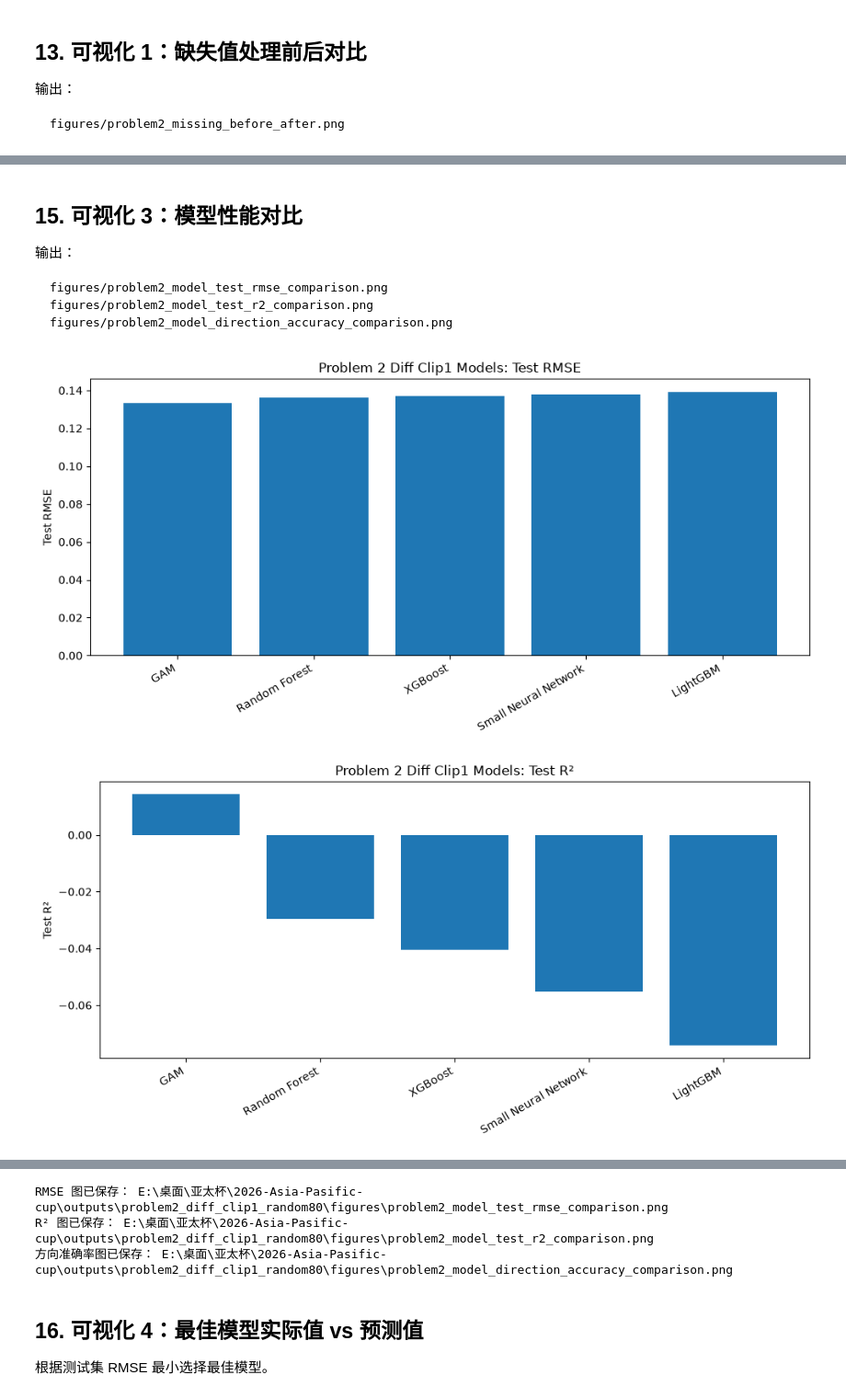
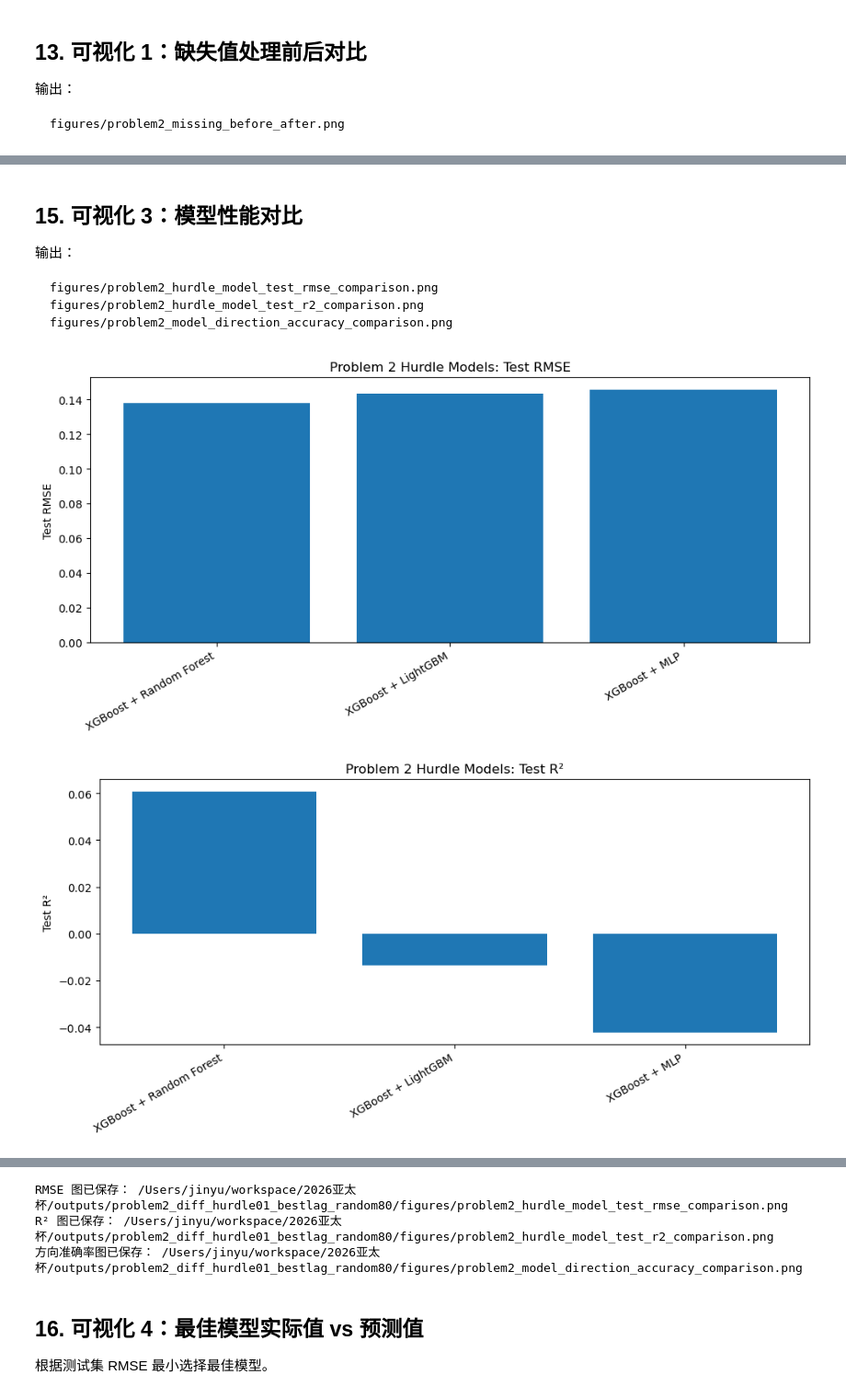
Before and after one commit to Azdmjiny/2026-Asia-Pasific-cup, a Jupyter notebook: codes/p2/p2_diff_clip1_random80_models_bestlag.ipynb, the cells around one changed output, grey strips where cells are left out. Shown at 92% size. Drawn from its saved outputs; the diff is of its cells as text; code cells hidden in the pictures.

````diff
--- a/codes/p2/p2_diff_clip1_random80_models_bestlag.ipynb
+++ b/codes/p2/p2_diff_clip1_random80_models_bestlag.ipynb
@@ -152,17 +87,20 @@ LightGBM available: True
 这里保持流程清晰，不做复杂超参数搜索。
 # %%
 TARGET_COL = "FILT. NTU"
-OUTPUT_DIR_NAME = "problem2_diff_clip1_random80"
+OUTPUT_DIR_NAME = "problem2_diff_hurdle01_bestlag_random80"
 
 RANDOM_STATE = 42
 TEST_SIZE = 0.20
 RECORD_INTERVAL_HOURS = 2
 
-# 差分截断范围
 DIFF_CLIP_LOWER = -1.0
 DIFF_CLIP_UPPER = 1.0
+DIFF_ZERO_THRESHOLD = 0.1
 
-# 第二问核心变量
+STAGE1_CV_FOLDS = 5
+STAGE1_WEIGHT_CANDIDATES = [1.0, 2.0, 4.0, 6.0]
+STAGE1_THRESHOLD_CANDIDATES = np.round(np.arange(0.30, 0.81, 0.05), 2)
+
 CORE_FEATURES = [
     "R/W NTU",
     "R/W PH",
@@ -171,13 +109,8 @@ CORE_FEATURES = [
     "R/W FLOW",
 ]
 
-# 原始外生变量滞后阶数
-EXOG_LEVEL_LAGS = list(range(0, 7))  # lag0-lag6，对应当前至过去 12 小时
-
-# 目标自身差分历史项
-TARGET_DIFF_HISTORY_LAGS = [1, 2, 3]  # 过去 2/4/6 小时的 ΔFILT.NTU_clip1
-
-# 是否把模型预测也限制在 [-1, 1]
+EXOG_LEVEL_LAGS = list(range(0, 7))
+TARGET_DIFF_HISTORY_LAGS = [1, 2, 3]
 CLIP_PREDICTIONS = True
 
 print("参数设置完成。")
@@ -771,25 +667,28 @@ train_test_split(..., test_size=0.20, random_state=42, shuffle=True)
 
 这是完全随机划分，不按时间顺序。
 # %%
+occurrence = (model_data[target_name] != 0).astype(int)
 train_df, test_df = train_test_split(
     model_data,
     test_size=TEST_SIZE,
     random_state=RANDOM_STATE,
     shuffle=True,
+    stratify=occurrence,
 )
 
-# 仅为了画图时更清楚，划分之后按时间排序；划分本身已经是随机的。
 train_df = train_df.sort_values("DATETIME").reset_index(drop=True)
 test_df = test_df.sort_values("DATETIME").reset_index(drop=True)
 
 X_train = train_df[feature_cols].copy()
 y_train = train_df[target_name].copy()
+y_train_occurrence = (y_train != 0).astype(int)
 
 X_test = test_df[feature_cols].copy()
 y_test = test_df[target_name].copy()
+y_test_occurrence = (y_test != 0).astype(int)
 
 print("总样本数：", len(model_data))
-print("训练集：", X_train.shape, "随机抽样；时间范围：", train_df["DATETIME"].min(), "至", train_df["DATETIME"].max())
-print("测试集：", X_test.shape, "随机抽样；时间范围：", test_df["DATETIME"].min(), "至", test_df["DATETIME"].max())
+print("训练集：", X_train.shape, "非零率：", y_train_occurrence.mean())
+print("测试集：", X_test.shape, "非零率：", y_test_occurrence.mean())
 # %% [output]
 总样本数： 5459
@@ -1182,8 +1169,8 @@ print("差分分布图已保存：", diff_dist_fig_path)
 输出：
 
 ```text
-figures/problem2_model_test_rmse_comparison.png
-figures/problem2_model_test_r2_comparison.png
+figures/problem2_hurdle_model_test_rmse_comparison.png
+figures/problem2_hurdle_model_test_r2_comparison.png
 figures/problem2_model_direction_accuracy_comparison.png
 ```
 # %%
@@ -1191,38 +1178,38 @@ plt.figure(figsize=(10, 5))
 plt.bar(results_df["model"], results_df["test_RMSE"])
 plt.xticks(rotation=30, ha="right")
 plt.ylabel("Test RMSE")
-plt.title("Problem 2 Diff Clip1 Models: Test RMSE")
+plt.title("Problem 2 Hurdle Models: Test RMSE")
 plt.tight_layout()
 
-rmse_fig_path = FIG_DIR / "problem2_model_test_rmse_comparison.png"
+rmse_fig_path = FIG_DIR / "problem2_hurdle_model_test_rmse_comparison.png"
 plt.savefig(rmse_fig_path, dpi=300, bbox_inches="tight")
 plt.show()
 
 plt.figure(figsize=(10, 5))
 plt.bar(results_df["model"], results_df["test_R2"])
 plt.xticks(rotation=30, ha="right")
 plt.ylabel("Test R²")
-plt.title("Problem 2 Diff Clip1 Models: Test R²")
+plt.title("Problem 2 Hurdle Models: Test R²")
 plt.tight_layout()
 
-r2_fig_path = FIG_DIR / "problem2_model_test_r2_comparison.png"
+r2_fig_path = FIG_DIR / "problem2_hurdle_model_test_r2_comparison.png"
 plt.savefig(r2_fig_path, dpi=300, bbox_inches="tight")
 plt.show()
 
 plt.figure(figsize=(10, 5))
 plt.bar(results_df["model"], results_df["test_Direction_Accuracy"])
 plt.xticks(rotation=30, ha="right")
 plt.ylabel("Direction Accuracy")
-plt.title("Problem 2 Diff Clip1 Models: Direction Accuracy")
+plt.title("Problem 2 Hurdle Models: Direction Accuracy")
 plt.tight_layout()
 
 direction_fig_path = FIG_DIR / "problem2_model_direction_accuracy_comparison.png"
 plt.savefig(direction_fig_path, dpi=300, bbox_inches="tight")
 plt.show()
 
 print("RMSE 图已保存：", rmse_fig_path)
 print("R² 图已保存：", r2_fig_path)
 print("方向准确率图已保存：", direction_fig_path)
 # %% [output]
-[figure, old version]
+[figure, new version]
-[figure, old version]
+[figure, new version]
@@ -1230,6 +1217,6 @@ print("方向准确率图已保存：", direction_fig_path)
-RMSE 图已保存： E:\桌面\亚太杯\2026-Asia-Pasific-cup\outputs\problem2_diff_clip1_random80\figures\problem2_model_test_rmse_comparison.png
-R² 图已保存： E:\桌面\亚太杯\2026-Asia-Pasific-cup\outputs\problem2_diff_clip1_random80\figures\problem2_model_test_r2_comparison.png
-方向准确率图已保存： E:\桌面\亚太杯\2026-Asia-Pasific-cup\outputs\problem2_diff_clip1_random80\figures\problem2_model_direction_accuracy_comparison.png
+RMSE 图已保存： /Users/jinyu/workspace/2026亚太杯/outputs/problem2_diff_hurdle01_bestlag_random80/figures/problem2_hurdle_model_test_rmse_comparison.png
+R² 图已保存： /Users/jinyu/workspace/2026亚太杯/outputs/problem2_diff_hurdle01_bestlag_random80/figures/problem2_hurdle_model_test_r2_comparison.png
+方向准确率图已保存： /Users/jinyu/workspace/2026亚太杯/outputs/problem2_diff_hurdle01_bestlag_random80/figures/problem2_model_direction_accuracy_comparison.png
 # %% [markdown]
 ## 16. 可视化 4：最佳模型实际值 vs 预测值
 
````
Also changed, not shown: parts of 30 cells of this notebook, 1 other file.
